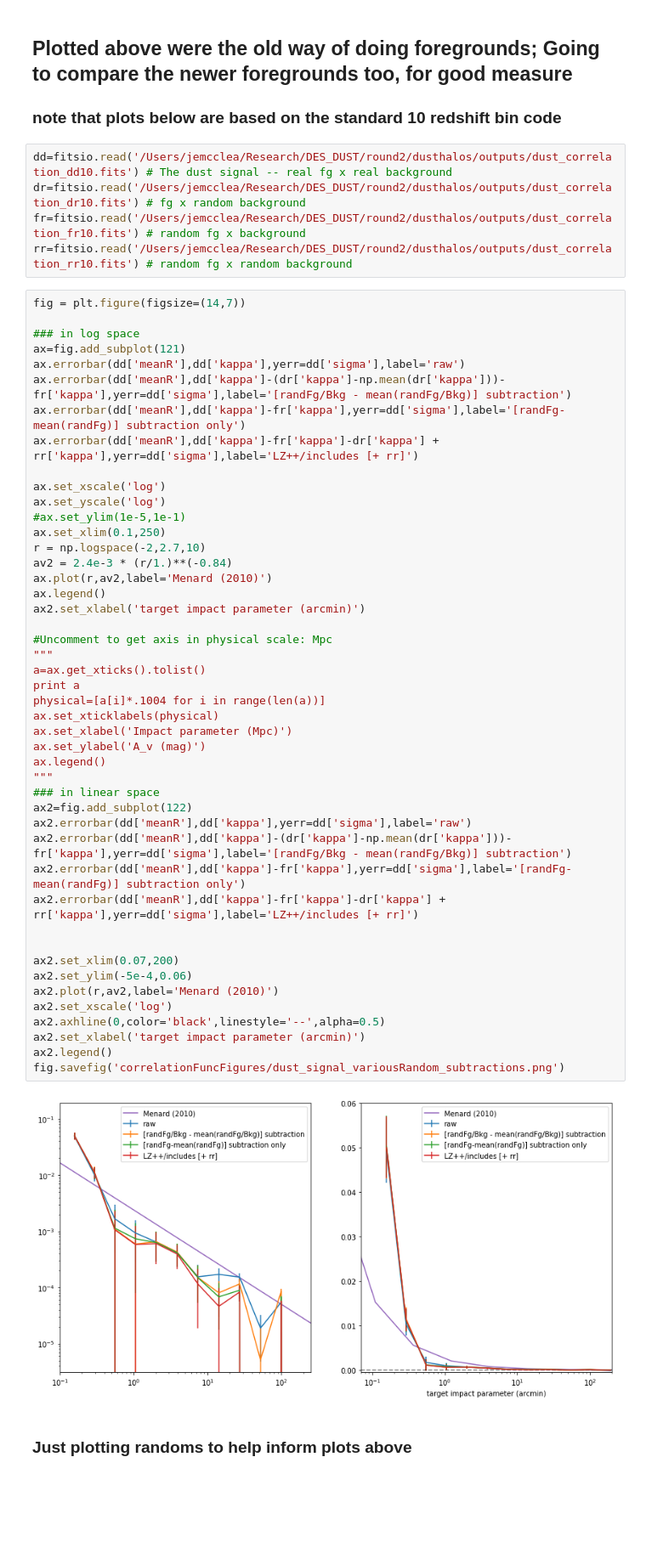
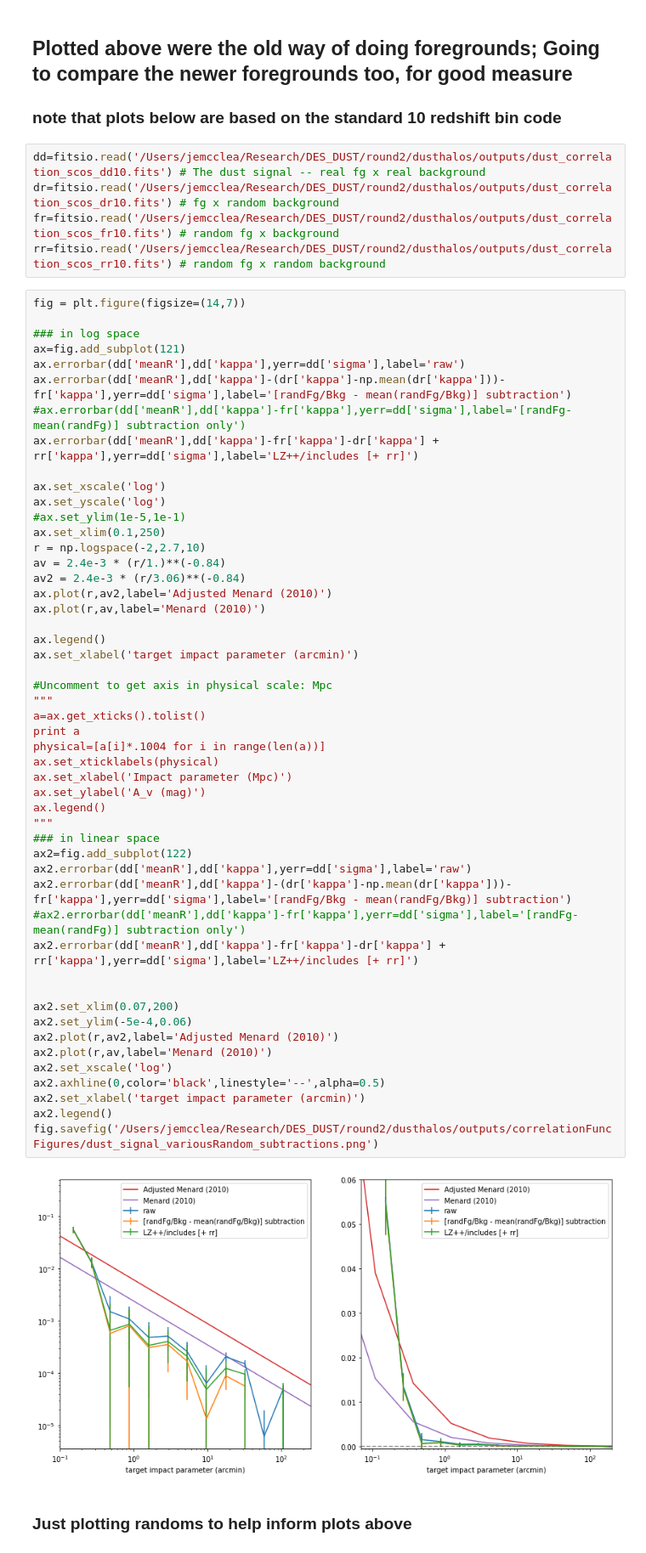
Before and after one commit to mcclearyj/dusthalos, a Jupyter notebook: make-correlation-plots.ipynb, the cells around one changed output. Shown at 85% size. Cells and saved outputs as stored; diff of their text form; blank space fills up the shorter version.

Commit message:
Updated figures and rescaled Menard comparison

```diff
--- a/make-correlation-plots.ipynb
+++ b/make-correlation-plots.ipynb
@@ -238,10 +107,10 @@ fig.savefig('correlationFuncFigures/dust_measurement_2zbin.png')
 
 ### note that plots below are based on the standard 10 redshift bin code
 # %%
-dd=fitsio.read('/Users/jemcclea/Research/DES_DUST/round2/dusthalos/outputs/dust_correlation_dd10.fits') # The dust signal -- real fg x real background
-dr=fitsio.read('/Users/jemcclea/Research/DES_DUST/round2/dusthalos/outputs/dust_correlation_dr10.fits') # fg x random background
-fr=fitsio.read('/Users/jemcclea/Research/DES_DUST/round2/dusthalos/outputs/dust_correlation_fr10.fits') # random fg x background
-rr=fitsio.read('/Users/jemcclea/Research/DES_DUST/round2/dusthalos/outputs/dust_correlation_rr10.fits') # random fg x random background
+dd=fitsio.read('/Users/jemcclea/Research/DES_DUST/round2/dusthalos/outputs/dust_correlation_scos_dd10.fits') # The dust signal -- real fg x real background
+dr=fitsio.read('/Users/jemcclea/Research/DES_DUST/round2/dusthalos/outputs/dust_correlation_scos_dr10.fits') # fg x random background
+fr=fitsio.read('/Users/jemcclea/Research/DES_DUST/round2/dusthalos/outputs/dust_correlation_scos_fr10.fits') # random fg x background
+rr=fitsio.read('/Users/jemcclea/Research/DES_DUST/round2/dusthalos/outputs/dust_correlation_scos_rr10.fits') # random fg x random background
 # %%
 fig = plt.figure(figsize=(14,7))
 
@@ -249,46 +118,50 @@ fig = plt.figure(figsize=(14,7))
 ax=fig.add_subplot(121)
 ax.errorbar(dd['meanR'],dd['kappa'],yerr=dd['sigma'],label='raw')
 ax.errorbar(dd['meanR'],dd['kappa']-(dr['kappa']-np.mean(dr['kappa']))-fr['kappa'],yerr=dd['sigma'],label='[randFg/Bkg - mean(randFg/Bkg)] subtraction')
-ax.errorbar(dd['meanR'],dd['kappa']-fr['kappa'],yerr=dd['sigma'],label='[randFg-mean(randFg)] subtraction only')
+#ax.errorbar(dd['meanR'],dd['kappa']-fr['kappa'],yerr=dd['sigma'],label='[randFg-mean(randFg)] subtraction only')
 ax.errorbar(dd['meanR'],dd['kappa']-fr['kappa']-dr['kappa'] + rr['kappa'],yerr=dd['sigma'],label='LZ++/includes [+ rr]')
 
 ax.set_xscale('log')
 ax.set_yscale('log')
 #ax.set_ylim(1e-5,1e-1)
 ax.set_xlim(0.1,250)
 r = np.logspace(-2,2.7,10)
-av2 = 2.4e-3 * (r/1.)**(-0.84)
-ax.plot(r,av2,label='Menard (2010)')
+av = 2.4e-3 * (r/1.)**(-0.84)
+av2 = 2.4e-3 * (r/3.06)**(-0.84)
+ax.plot(r,av2,label='Adjusted Menard (2010)')
+ax.plot(r,av,label='Menard (2010)')
+
 ax.legend()
-ax2.set_xlabel('target impact parameter (arcmin)')
+ax.set_xlabel('target impact parameter (arcmin)')
 
 #Uncomment to get axis in physical scale: Mpc
 """
 a=ax.get_xticks().tolist()
 print a
 physical=[a[i]*.1004 for i in range(len(a))]
 ax.set_xticklabels(physical)
 ax.set_xlabel('Impact parameter (Mpc)')
 ax.set_ylabel('A_v (mag)')
 ax.legend()
 """
 ### in linear space
 ax2=fig.add_subplot(122)
 ax2.errorbar(dd['meanR'],dd['kappa'],yerr=dd['sigma'],label='raw')
 ax2.errorbar(dd['meanR'],dd['kappa']-(dr['kappa']-np.mean(dr['kappa']))-fr['kappa'],yerr=dd['sigma'],label='[randFg/Bkg - mean(randFg/Bkg)] subtraction')
-ax2.errorbar(dd['meanR'],dd['kappa']-fr['kappa'],yerr=dd['sigma'],label='[randFg-mean(randFg)] subtraction only')
+#ax2.errorbar(dd['meanR'],dd['kappa']-fr['kappa'],yerr=dd['sigma'],label='[randFg-mean(randFg)] subtraction only')
 ax2.errorbar(dd['meanR'],dd['kappa']-fr['kappa']-dr['kappa'] + rr['kappa'],yerr=dd['sigma'],label='LZ++/includes [+ rr]')
 
 
 ax2.set_xlim(0.07,200)
 ax2.set_ylim(-5e-4,0.06)
-ax2.plot(r,av2,label='Menard (2010)')
+ax2.plot(r,av2,label='Adjusted Menard (2010)')
+ax2.plot(r,av,label='Menard (2010)')
 ax2.set_xscale('log')
 ax2.axhline(0,color='black',linestyle='--',alpha=0.5)
 ax2.set_xlabel('target impact parameter (arcmin)')
 ax2.legend()
-fig.savefig('correlationFuncFigures/dust_signal_variousRandom_subtractions.png')
+fig.savefig('/Users/jemcclea/Research/DES_DUST/round2/dusthalos/outputs/correlationFuncFigures/dust_signal_variousRandom_subtractions.png')
 # %% [output]
-[figure, old version]
+[figure, new version]
 # %% [markdown]
 ### Just plotting randoms to help inform plots above
```
Also changed, not shown: parts of 18 cells of this notebook, 8 other files.
